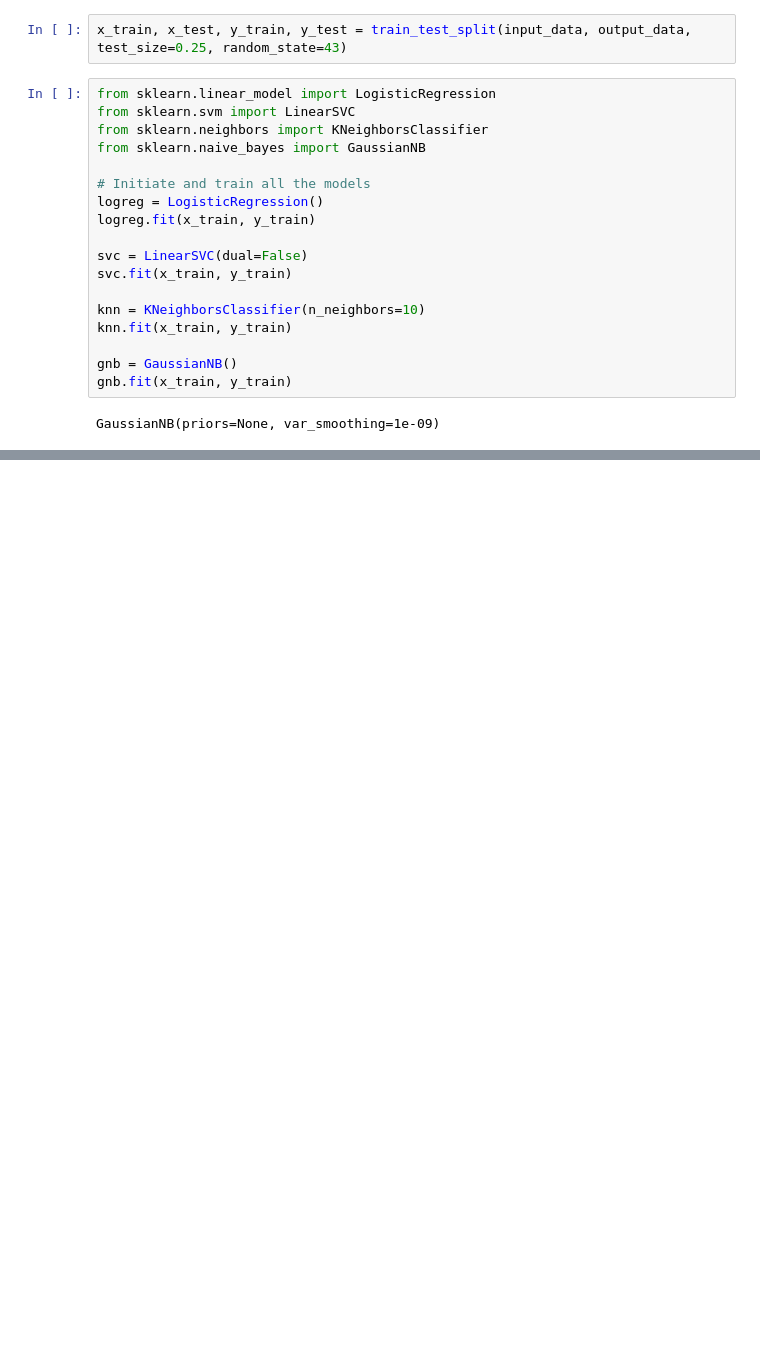
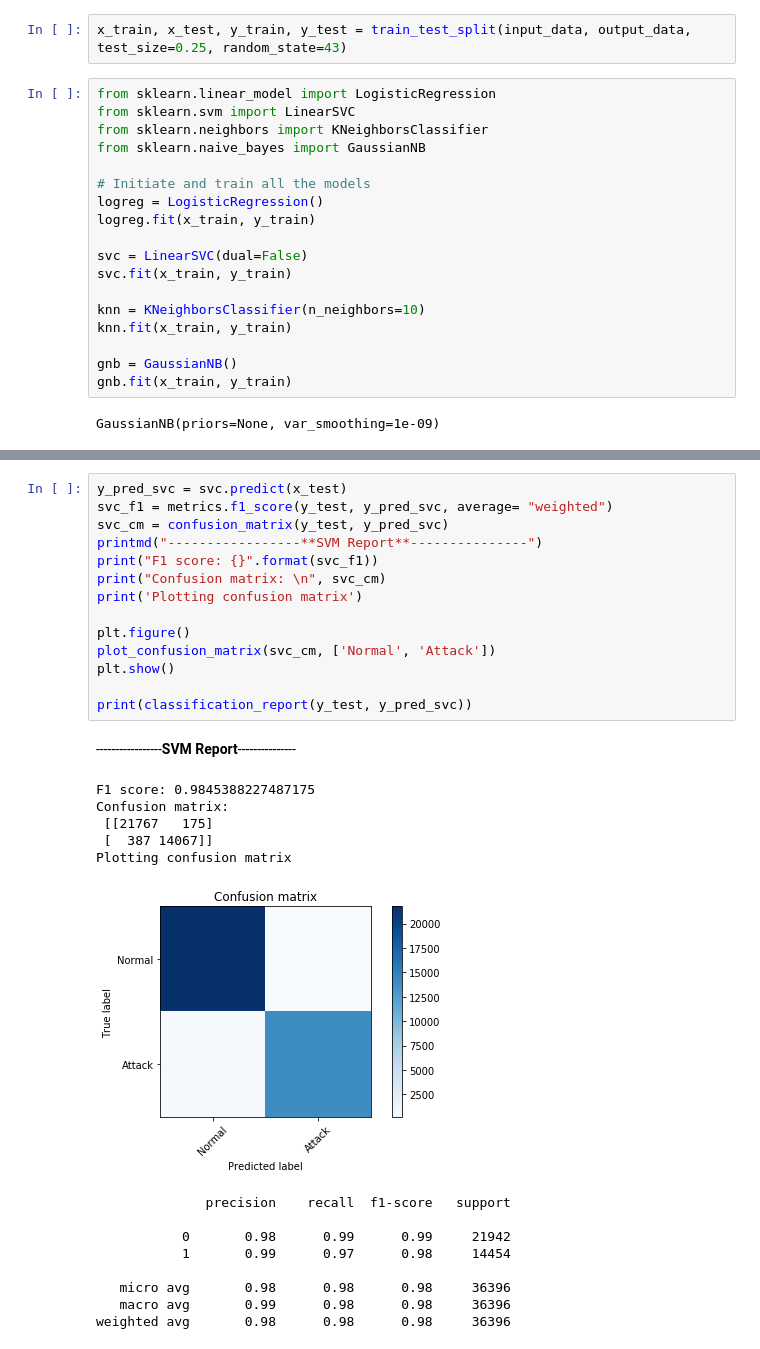
Before and after one commit to hgdangkhoi/Network-Intrusion-Detection-using-Neural-Nets, a Jupyter notebook: Khoi-Hoang_CSC215_MiniProject3.ipynb, the cells around one changed output, grey strips where cells are left out. Saved outputs shown, nothing was run; the diff lists cells and outputs as text; blank space fills up the shorter version.

```diff
--- a/Khoi-Hoang_CSC215_MiniProject3.ipynb
+++ b/Khoi-Hoang_CSC215_MiniProject3.ipynb
@@ -319,0 +324,30 @@ Accuracy score: 0.9901912298054731
+# %%
+y_pred_svc = svc.predict(x_test)
+svc_f1 = metrics.f1_score(y_test, y_pred_svc, average= "weighted")
+svc_cm = confusion_matrix(y_test, y_pred_svc)
+printmd("-----------------**SVM Report**---------------")
+print("F1 score: {}".format(svc_f1))
+print("Confusion matrix: \n", svc_cm)
+print('Plotting confusion matrix')
+
+plt.figure()
+plot_confusion_matrix(svc_cm, ['Normal', 'Attack'])
+plt.show()
+
+print(classification_report(y_test, y_pred_svc))
+# %% [output]
+-----------------**SVM Report**---------------
+F1 score: 0.9845388227487175
+Confusion matrix:
+ [[21767   175]
+ [  387 14067]]
+Plotting confusion matrix
+[figure, added]
+              precision    recall  f1-score   support
+
+           0       0.98      0.99      0.99     21942
+           1       0.99      0.97      0.98     14454
+
+   micro avg       0.98      0.98      0.98     36396
+   macro avg       0.99      0.98      0.98     36396
+weighted avg       0.98      0.98      0.98     36396
```
Also changed, not shown: parts of 19 cells of this notebook.
